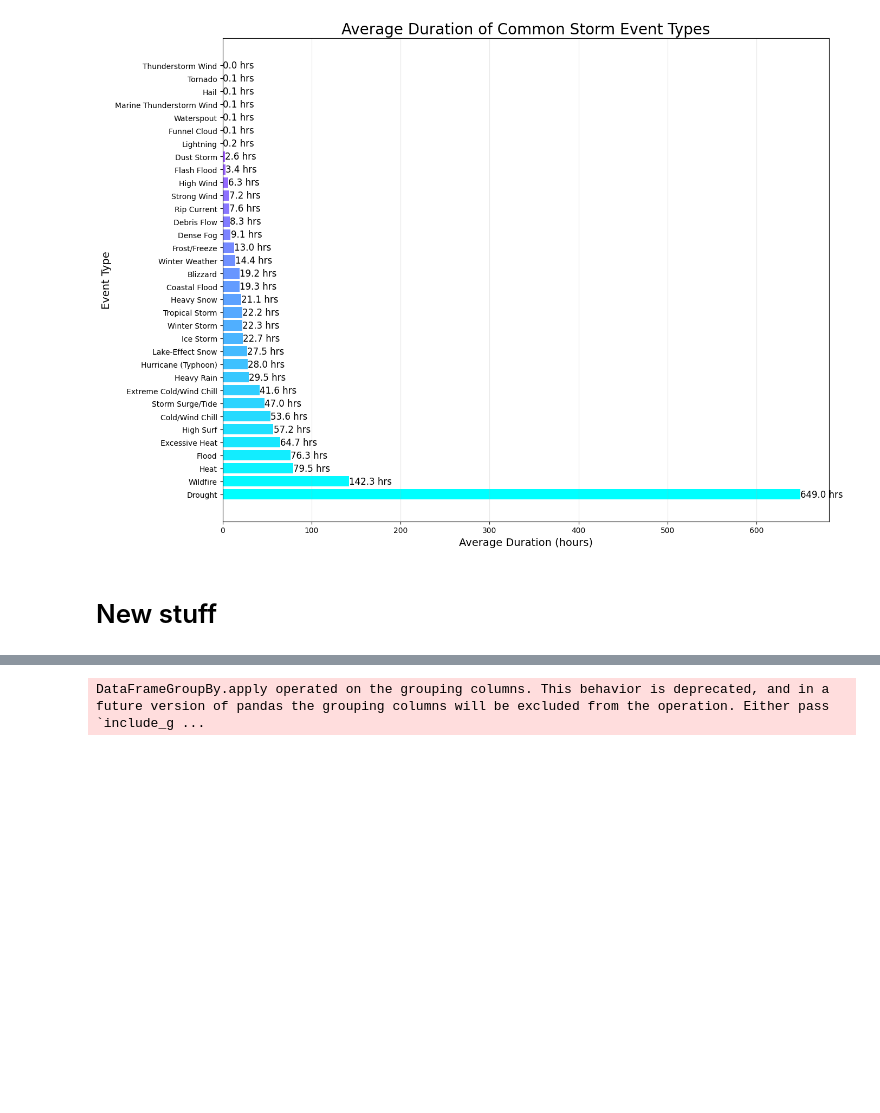
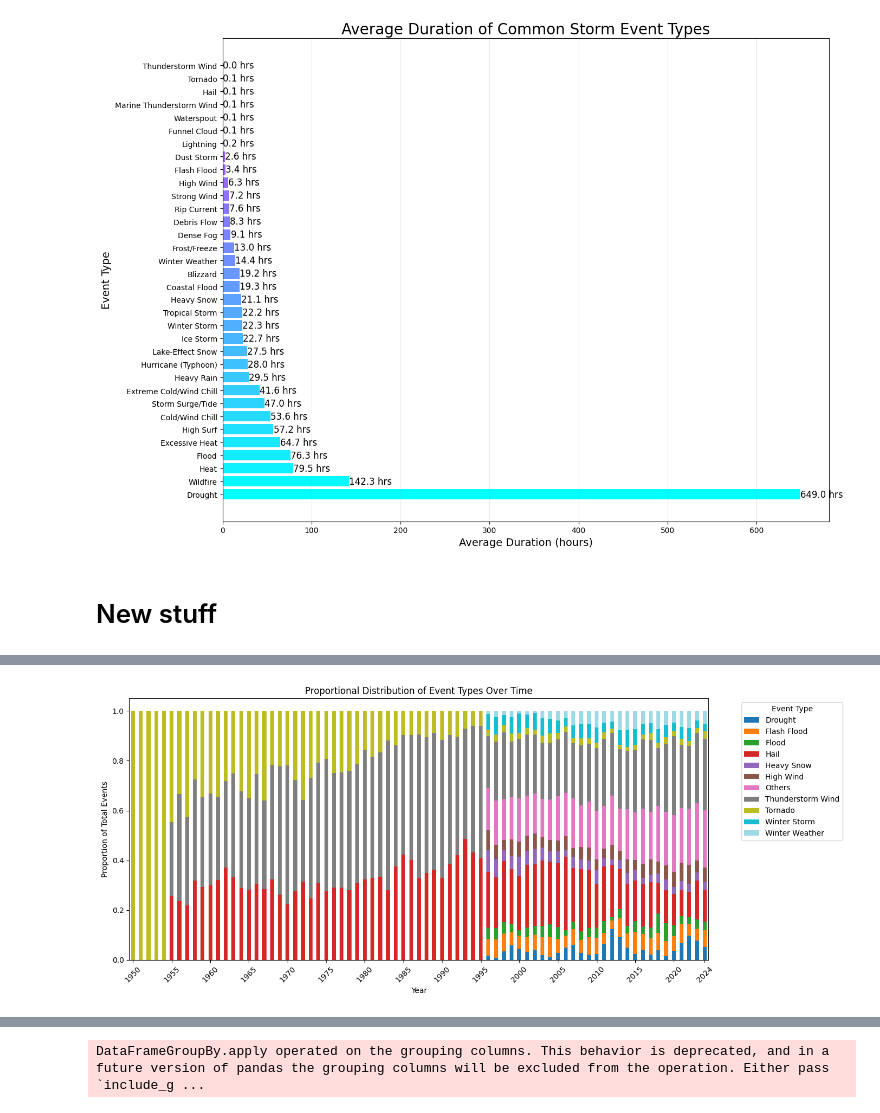
Before and after one commit to com-480-data-visualization/com-480-project-ca_roille_aux_states, a Jupyter notebook: milestone2/EDA.ipynb, the cells around one changed output, grey strips where cells are left out. Saved outputs shown, nothing was run; the diff lists cells and outputs as text; code cells hidden in the pictures; blank space fills up the shorter version.

```diff
--- a/milestone2/EDA.ipynb
+++ b/milestone2/EDA.ipynb
@@ -432,0 +590,21 @@ df_details.sample()
+# %%
+# Step 6: Plot stacked bar chart
+proportion_pivot.plot(kind='bar', stacked=True, figsize=(14, 6), colormap='tab20')
+years = proportion_pivot.index
+plt.title('Proportional Distribution of Event Types Over Time')
+plt.xlabel('Year')
+plt.ylabel('Proportion of Total Events')
+tick_positions = np.arange(len(years))[::5].tolist()
+tick_labels = list(years[::5])
+
+# Add last tick if it’s not included already
+if tick_positions[-1] != len(years) - 1:
+    tick_positions.append(len(years) - 1)
+    tick_labels.append(years[-1])
+
+plt.xticks(ticks=tick_positions, labels=tick_labels, rotation=45)
+plt.legend(title='Event Type', bbox_to_anchor=(1.05, 1), loc='upper left')
+plt.tight_layout()
+plt.show()
+# %% [output]
+[figure, added]
```
Also changed, not shown: parts of 11 cells of this notebook, 6 other files.
